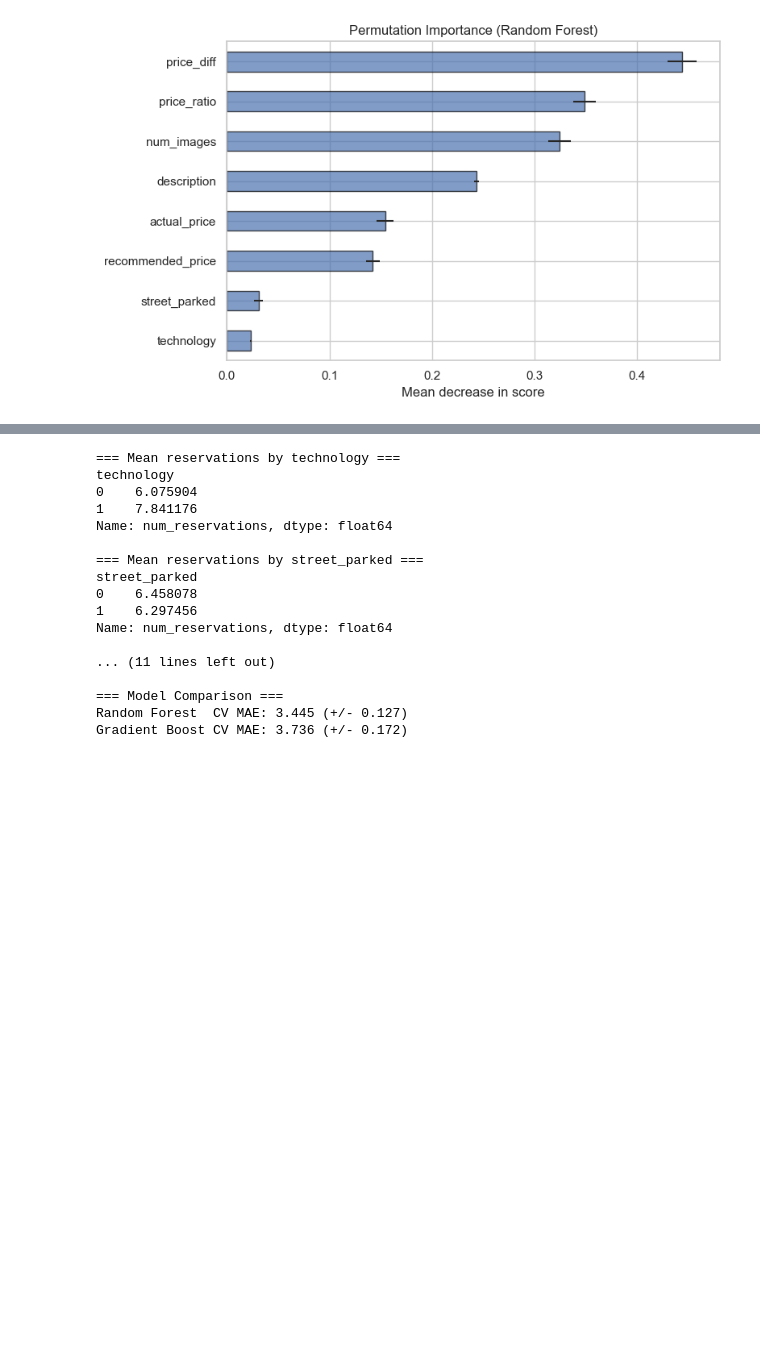
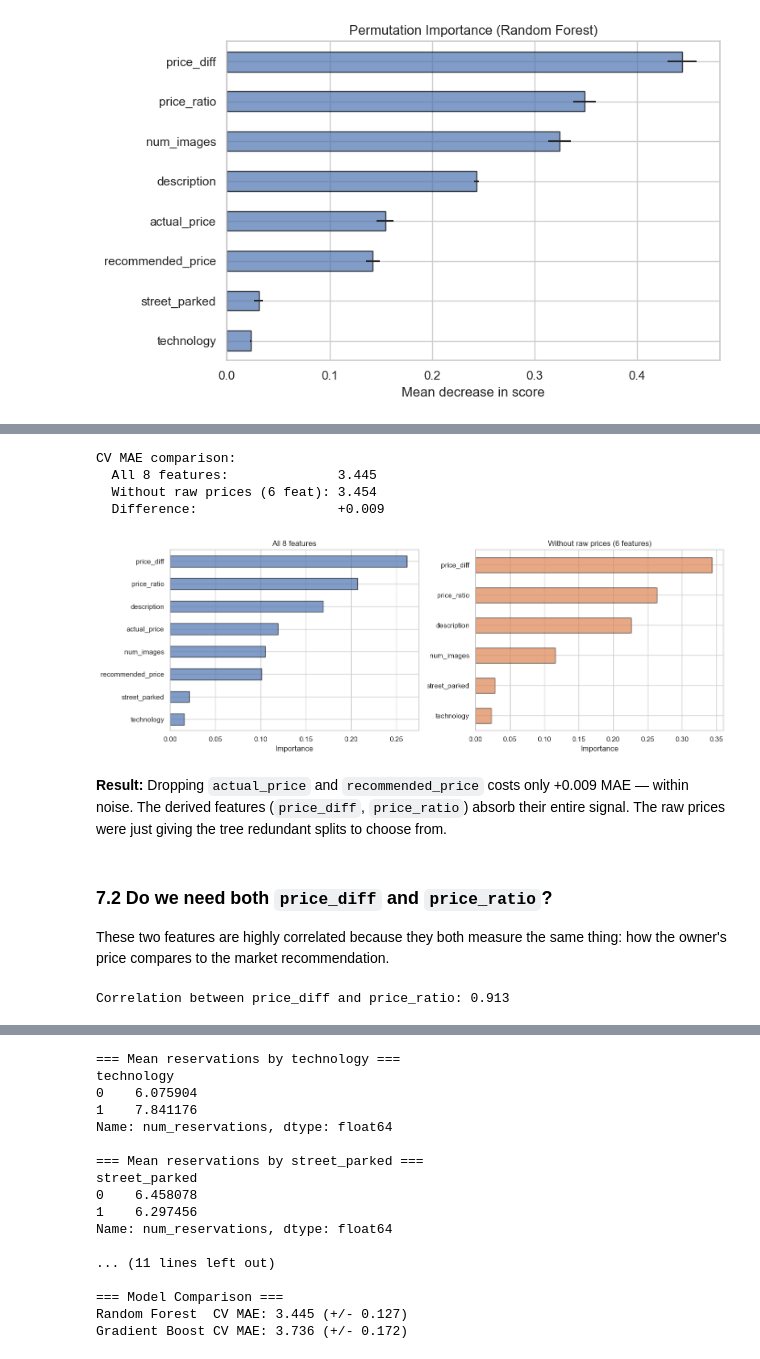
Before and after one commit to pierreWagou/vroom-forecast, a Jupyter notebook: exploration/exploration.ipynb, the cells around one changed output, grey strips where cells are left out. Cells and saved outputs as stored; diff of their text form; code cells hidden in the pictures; blank space fills up the shorter version.

```diff
--- a/exploration/exploration.ipynb
+++ b/exploration/exploration.ipynb
@@ -423,7 +515,9 @@ with mlflow.start_run(run_name="gradient_boosting"):
     plt.show()
 
     # Log model
-    mlflow.sklearn.log_model(gb, artifact_path="model", input_example=X.head(1))
+    mlflow.sklearn.log_model(
+        gb, name="model", input_example=X.head(1).astype(float), serialization_format="cloudpickle"
+    )
     print(f"Run ID: {mlflow.active_run().info.run_id}")
 # %% [output]
 Gradient Boosting CV MAE: 3.736 (+/- 0.172)
@@ -488,0 +607,62 @@ View all runs at: http://localhost:5001
+# %%
+# Compare: all 8 features vs dropping raw prices
+no_raw_price_cols = [
+    "technology",
+    "num_images",
+    "street_parked",
+    "description",
+    "price_diff",
+    "price_ratio",
+]
+scores_no_raw = cross_val_score(
+    rf, df[no_raw_price_cols], y, cv=5, scoring="neg_mean_absolute_error"
+)
+
+print("CV MAE comparison:")
+print(f"  All 8 features:              {rf_cv_mae:.3f}")
+print(f"  Without raw prices (6 feat): {-scores_no_raw.mean():.3f}")
+print(f"  Difference:                  {-scores_no_raw.mean() - rf_cv_mae:+.3f}")
+# %% [output]
+CV MAE comparison:
+  All 8 features:              3.445
+  Without raw prices (6 feat): 3.454
+  Difference:                  +0.009
+# %%
+# Feature importances: how does removing raw prices redistribute importance?
+rf_no_raw = RandomForestRegressor(**rf_params)
+rf_no_raw.fit(df[no_raw_price_cols], y)
+imp_no_raw = pd.Series(rf_no_raw.feature_importances_, index=no_raw_price_cols).sort_values(
+    ascending=True
+)
+
+fig, axes = plt.subplots(1, 2, figsize=(14, 5))
+
+rf_importances.plot.barh(ax=axes[0], edgecolor="black", alpha=0.7)
+axes[0].set_title("All 8 features")
+axes[0].set_xlabel("Importance")
+
+imp_no_raw.plot.barh(ax=axes[1], edgecolor="black", alpha=0.7, color="C1")
+axes[1].set_title("Without raw prices (6 features)")
+axes[1].set_xlabel("Importance")
+
+plt.tight_layout()
+plt.show()
+# %% [output]
+[figure, added]
+# %% [markdown]
+**Result:** Dropping `actual_price` and `recommended_price` costs only
++0.009 MAE — within noise. The derived features (`price_diff`, `price_ratio`)
+absorb their entire signal. The raw prices were just giving the tree
+redundant splits to choose from.
+# %% [markdown]
+### 7.2 Do we need both `price_diff` and `price_ratio`?
+
+These two features are highly correlated because they both measure the
+same thing: how the owner's price compares to the market recommendation.
+# %%
+print(
+    "Correlation between price_diff and price_ratio:"
+    f" {df['price_diff'].corr(df['price_ratio']):.3f}"
+)
+# %% [output]
+Correlation between price_diff and price_ratio: 0.913
```
Also changed, not shown: parts of 45 cells of this notebook, 25 other files.
